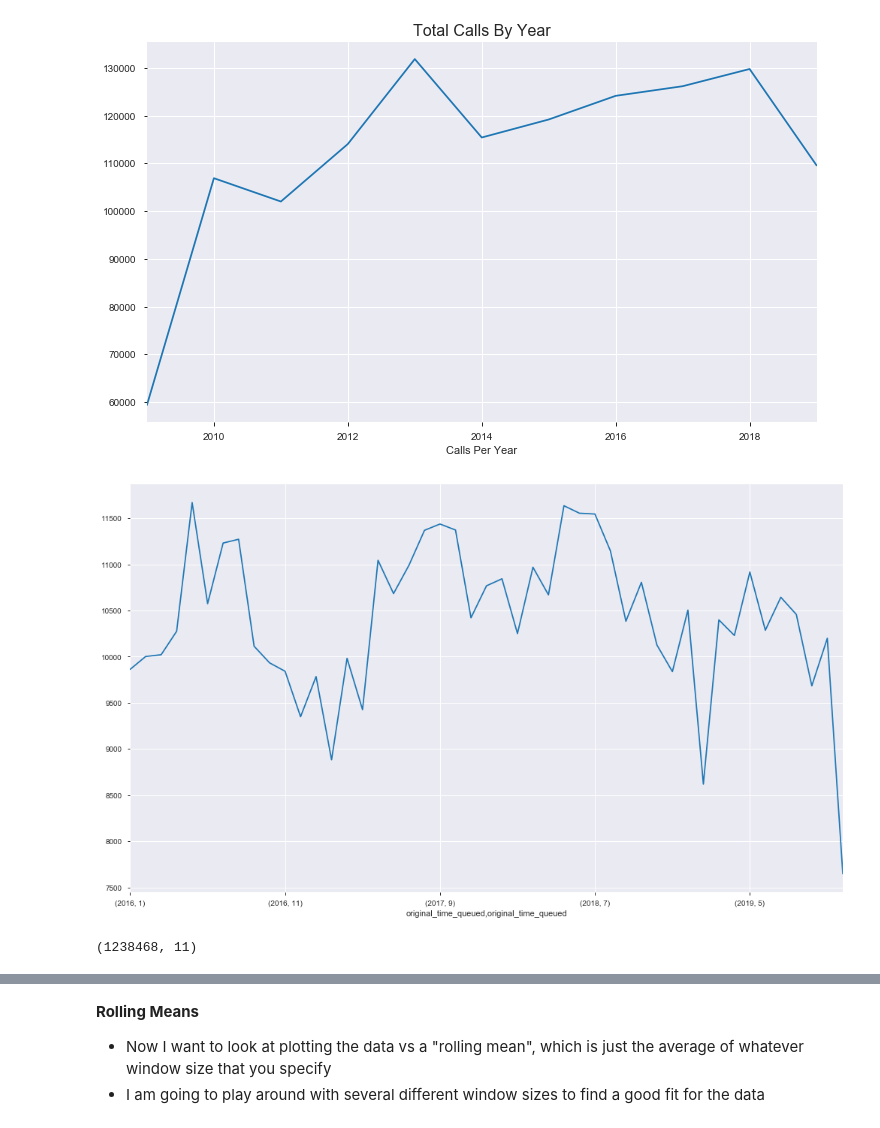
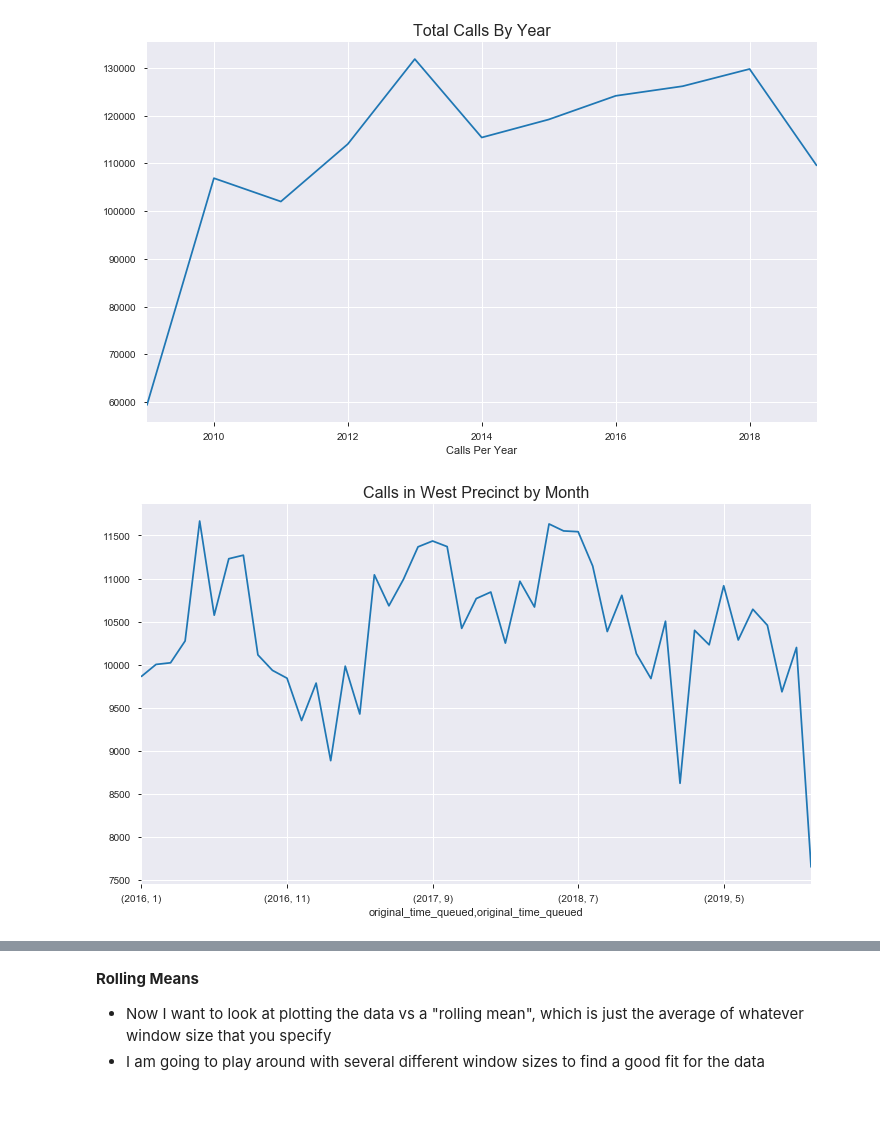
Before and after one commit to sam-cannon/Predicting-911-Calls-In-Seattle, a Jupyter notebook: Seattle 911 Call Volume.ipynb, the cells around one changed output, grey strips where cells are left out. Saved outputs shown, nothing was run; the diff lists cells and outputs as text; code cells hidden in the pictures.

```diff
--- a/Seattle 911 Call Volume.ipynb
+++ b/Seattle 911 Call Volume.ipynb
@@ -129,10 +148,7 @@ plt.xlabel('Calls Per Year');
 # %% [output]
 [figure]
 # %%
-west[west['original_time_queued'].dt.year > 2015].groupby([west['original_time_queued'].dt.year, west['original_time_queued'].dt.month]).size().plot(figsize = (17, 10));
+west[west['original_time_queued'].dt.year > 2015].groupby([west['original_time_queued'].dt.year, west['original_time_queued'].dt.month]).size().plot(figsize = (12, 7))
+plt.title('Calls in West Precinct by Month', fontsize = 16);
 # %% [output]
-[figure, old version]
+[figure, new version]
-# %%
-west.shape
-# %% [output]
-(1238468, 11)
```
Also changed, not shown: parts of 30 cells of this notebook.
